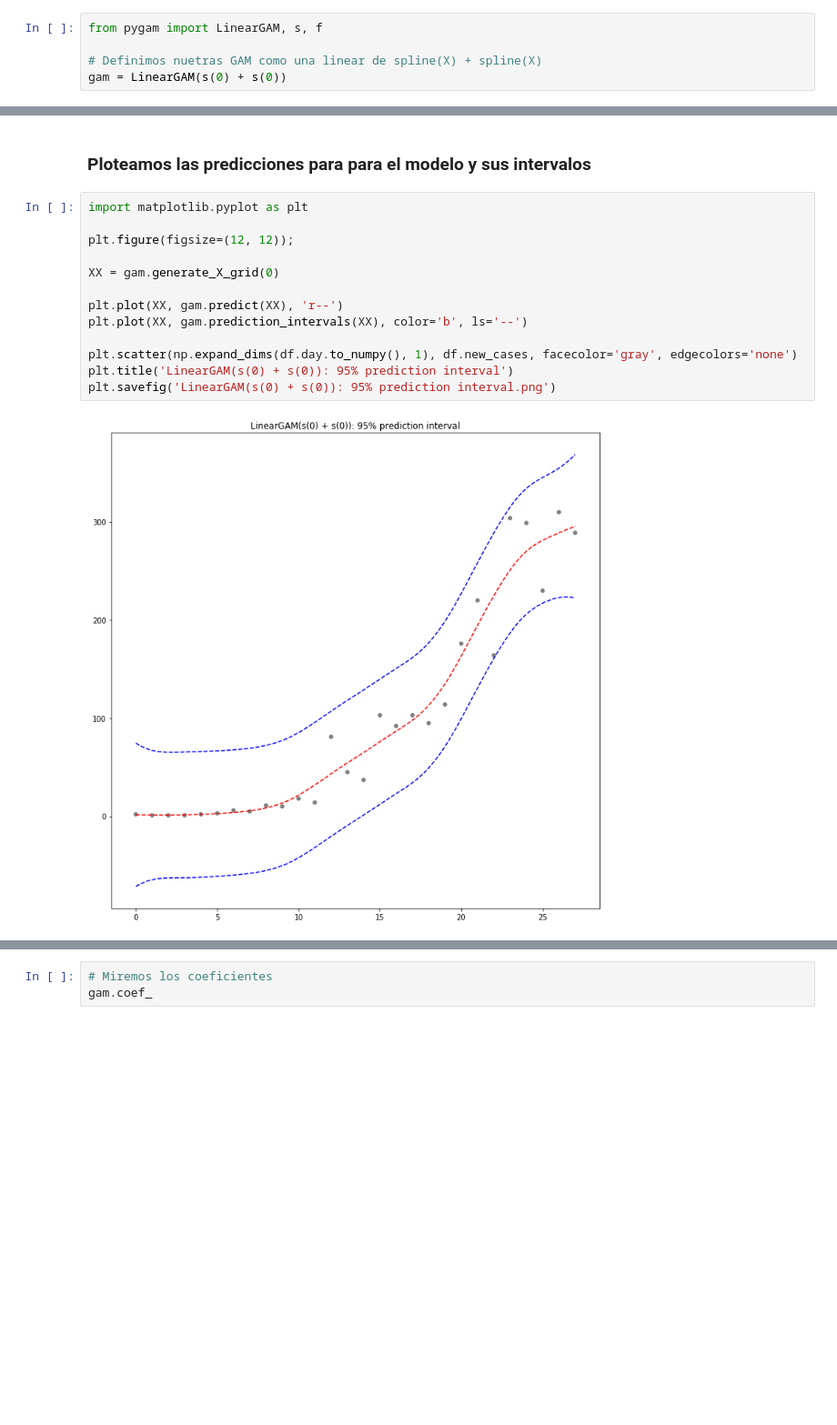
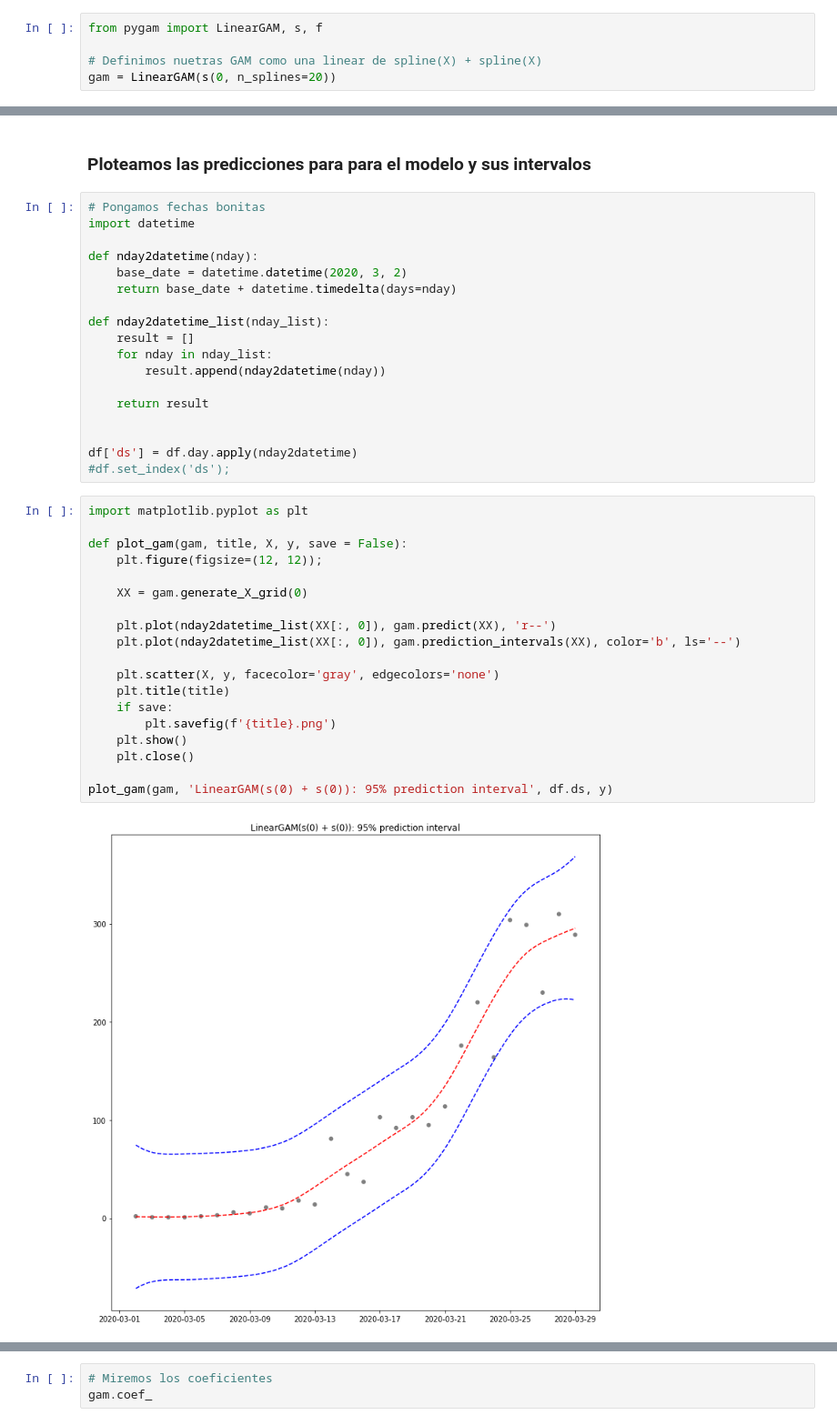
Before and after one commit to verasativa/covi-19-chile, a Jupyter notebook: GAMs.ipynb, the cells around one changed output, grey strips where cells are left out. Shown at 91% size. Cells and saved outputs as stored; diff of their text form; blank space fills up the shorter version.

```diff
--- a/GAMs.ipynb
+++ b/GAMs.ipynb
@@ -35,6 +54,6 @@ df.new_cases.plot()
 from pygam import LinearGAM, s, f
 
 # Definimos nuetras GAM como una linear de spline(X) + spline(X)
-gam = LinearGAM(s(0) + s(0))
+gam = LinearGAM(s(0, n_splines=20))
 # %%
 # Hacemos fit
@@ -76,17 +69,41 @@ github.com/dswah/pyGAM/issues/163
 # %% [markdown]
 ### Ploteamos las predicciones para para el modelo y sus intervalos
+# %%
+# Pongamos fechas bonitas
+import datetime
+
+def nday2datetime(nday):
+    base_date = datetime.datetime(2020, 3, 2)
+    return base_date + datetime.timedelta(days=nday)
+
+def nday2datetime_list(nday_list):
+    result = []
+    for nday in nday_list:
+        result.append(nday2datetime(nday))
+
+    return result
+
+
+df['ds'] = df.day.apply(nday2datetime)
+#df.set_index('ds');
 # %%
 import matplotlib.pyplot as plt
 
-plt.figure(figsize=(12, 12));
+def plot_gam(gam, title, X, y, save = False):
+    plt.figure(figsize=(12, 12));
 
-XX = gam.generate_X_grid(0)
+    XX = gam.generate_X_grid(0)
 
-plt.plot(XX, gam.predict(XX), 'r--')
-plt.plot(XX, gam.prediction_intervals(XX), color='b', ls='--')
+    plt.plot(nday2datetime_list(XX[:, 0]), gam.predict(XX), 'r--')
+    plt.plot(nday2datetime_list(XX[:, 0]), gam.prediction_intervals(XX), color='b', ls='--')
 
-plt.scatter(np.expand_dims(df.day.to_numpy(), 1), df.new_cases, facecolor='gray', edgecolors='none')
-plt.title('LinearGAM(s(0) + s(0)): 95% prediction interval')
-plt.savefig('LinearGAM(s(0) + s(0)): 95% prediction interval.png')
+    plt.scatter(X, y, facecolor='gray', edgecolors='none')
+    plt.title(title)
+    if save:
+        plt.savefig(f'{title}.png')
+    plt.show()
+    plt.close()
+
+plot_gam(gam, 'LinearGAM(s(0) + s(0)): 95% prediction interval', df.ds, y)
 # %% [output]
-[figure, old version]
+[figure, new version]
```
Also changed, not shown: parts of 6 cells of this notebook.
